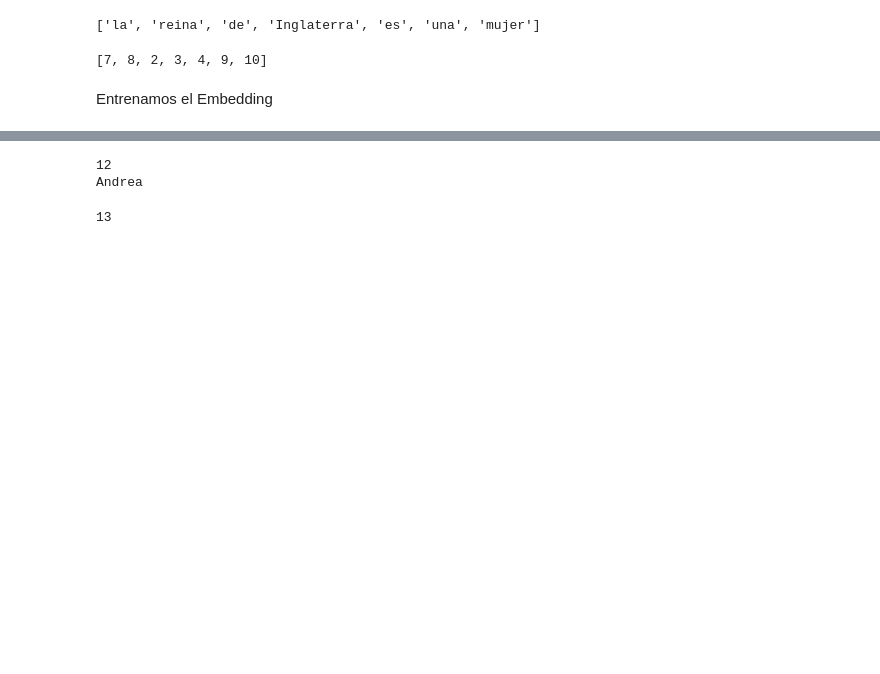
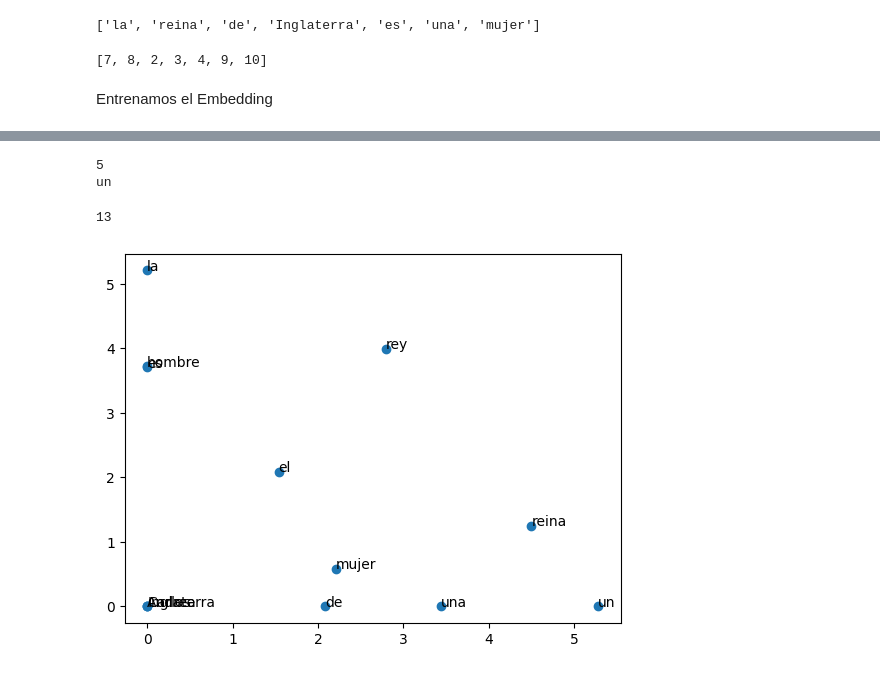
Before and after one commit to JuanDavid1217/Generative-AI-from-Scratch, a Jupyter notebook: Transformers/Embedding_from_scratch.ipynb, the cells around one changed output, grey strips where cells are left out. Drawn from its saved outputs; the diff is of its cells as text; code cells hidden in the pictures; blank space fills up the shorter version.

```diff
--- a/Transformers/Embedding_from_scratch.ipynb
+++ b/Transformers/Embedding_from_scratch.ipynb
@@ -240,7 +294,9 @@ filename = './english-spanish.pkl'
 dataset = np.array([np.array(["el rey de Inglaterra es un hombre","the king of England is a man"]),
                     np.array(["la reina de Inglaterra es una mujer","the queen of England is a woman"]),
                     np.array(["Carlos es un rey","Carlos is a king"]),
-                    np.array(["Andrea es una reina","Andrea is a queen"])
+                    np.array(["Andrea es una reina","Andrea is a queen"]),
+                    np.array(["Carlos es un hombre","Carlos is a man"]),
+                    np.array(["Andrea es una mujer","Andrea is a woman"])
                     ])
 print(dataset[0,1])
 # %% [output]
@@ -325,5 +381,5 @@ print(len(decoder_input))
 # %%
-embedding = Embedding(vocab_size, source_max_len, 3)
+embedding = Embedding(vocab_size, source_max_len, 2)
 # %%
-embedding.train(encoder_input, 800)
+embedding.train(encoder_input, 500)
 # %% [output]
@@ -347,13 +403,13 @@ Loss:  0.015111877731964797
 # %%
-clave=source_token_dict['Andrea']
+clave=source_token_dict['un']
 print(clave)
 valor=source_token_dict_inv[clave]
 print(valor)
 #print(source_token_dict['women'])
 #print(source_token_dict['queen'])
 # %% [output]
-12
-Andrea
+5
+un
 # %%
 embedding_dic={}
 for i in range(len(source_token_dict)):
@@ -365,3 +425,21 @@ print(len(embedding_dic))
+# %%
+#Notamos que los resultados son muy variados, por lo que cargamos uno por defecto
+with open("embeddings.pkl", "rb") as tf:
+    embedding_dic = pickle.load(tf)
+# %%
+import matplotlib.pyplot as plt
+x=[]
+y=[]
+for key, value in embedding_dic.items():
+  x.append(embedding_dic[key][0][0][0])
+  y.append(embedding_dic[key][0][0][1])
+  #words.append(source_token_dict_inv[key])
+plt.scatter(x, y)
+
+for key, value in embedding_dic.items():
+  plt.annotate(source_token_dict_inv[key], (embedding_dic[key][0][0][0], embedding_dic[key][0][0][1]))
+# %% [output]
+[figure, added]
 # %%
 embedding_of_rey = embedding_dic[1]
 print(embedding_of_rey)
```
Also changed, not shown: parts of 21 cells of this notebook.
